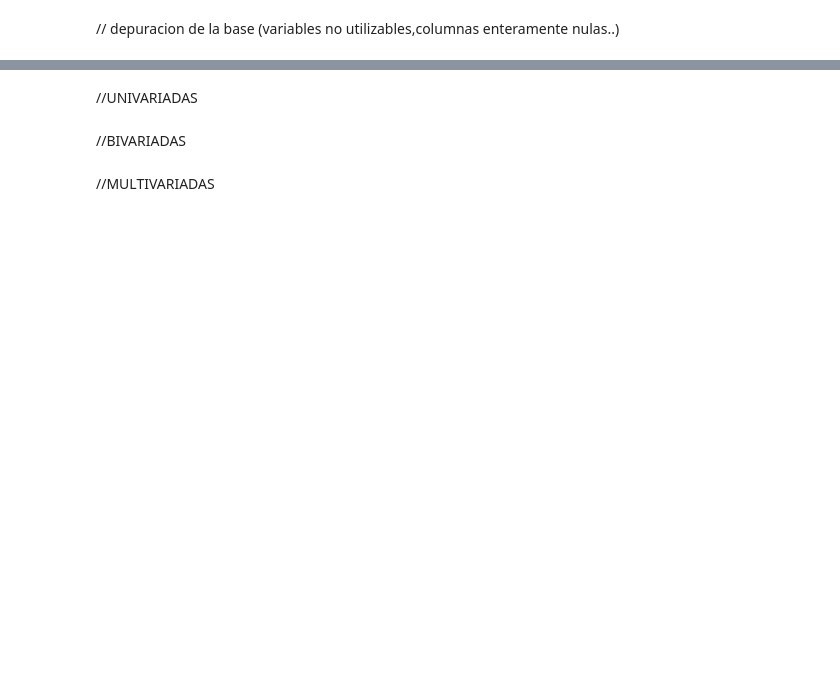
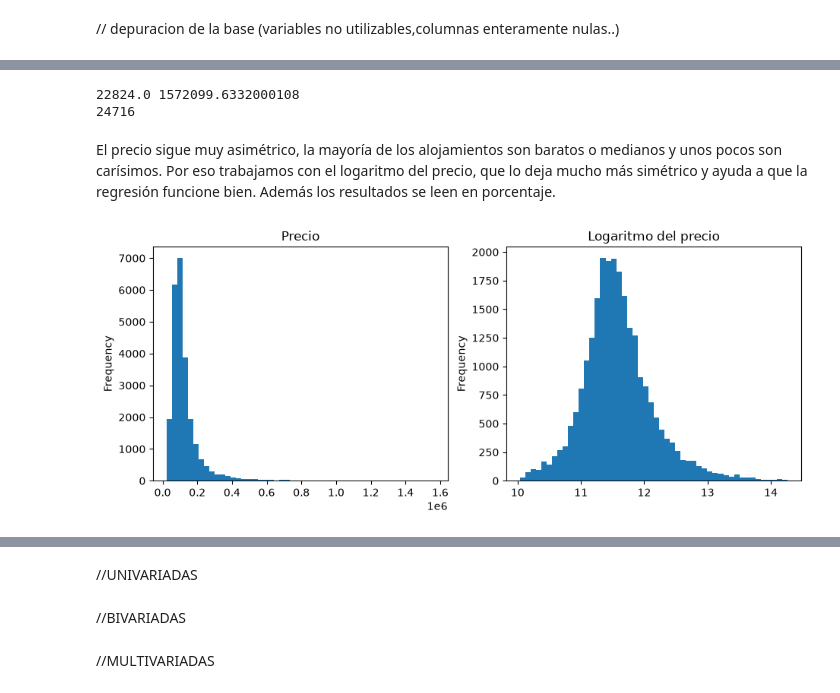
Before and after one commit to EliaNFe/TP_Fundamentos, a Jupyter notebook: TpEspecial/Tp_Grupo36.ipynb, the cells around one changed output, grey strips where cells are left out. Saved outputs shown, nothing was run; the diff lists cells and outputs as text; code cells hidden in the pictures; blank space fills up the shorter version.

```diff
--- a/TpEspecial/Tp_Grupo36.ipynb
+++ b/TpEspecial/Tp_Grupo36.ipynb
@@ -136,0 +206,3 @@ print(dataset_limpio.shape)
+# %%
+analisis_modelo = analisis.dropna(subset=["precio", "beds", "bathrooms"])
+print(analisis.shape, "->", analisis_modelo.shape)
@@ -136,0 +219,7 @@ print(dataset_limpio.shape)
+# %%
+analisis_modelo["room_type"] = dataset_limpio["room_type"]
+
+raros = analisis_modelo[(analisis_modelo["camas_por_huesped"] > 2) |
+                        (analisis_modelo["banos_por_huesped"] > 2)]
+print(len(raros))
+raros["room_type"].value_counts()
@@ -136,0 +234,4 @@ print(dataset_limpio.shape)
+# %%
+analisis_modelo = analisis_modelo[(analisis_modelo["camas_por_huesped"] <= 2) &
+                                  (analisis_modelo["banos_por_huesped"] <= 2)]
+print(len(analisis_modelo))
@@ -136,0 +247,25 @@ print(dataset_limpio.shape)
+# %%
+p_bajo, p_alto = analisis_modelo["precio"].quantile([0.005, 0.995])
+print(p_bajo, p_alto)
+
+analisis_modelo = analisis_modelo[analisis_modelo["precio"].between(p_bajo, p_alto)]
+print(len(analisis_modelo))
+# %% [output]
+22824.0 1572099.6332000108
+24716
+# %% [markdown]
+El precio sigue muy asimétrico, la mayoría de los alojamientos son baratos
+o medianos y unos pocos son carísimos. Por eso trabajamos con el logaritmo
+del precio, que lo deja mucho más simétrico y ayuda a que la regresión
+funcione bien. Además los resultados se leen en porcentaje.
+# %%
+analisis_modelo["log_precio"] = np.log(analisis_modelo["precio"])
+
+fig, ax = plt.subplots(1, 2, figsize=(11, 4))
+analisis_modelo["precio"].plot.hist(bins=50, ax=ax[0])
+ax[0].set_title("Precio")
+analisis_modelo["log_precio"].plot.hist(bins=50, ax=ax[1])
+ax[1].set_title("Logaritmo del precio")
+plt.show()
+# %% [output]
+[figure, added]
```
Also changed, not shown: parts of 41 cells of this notebook.
